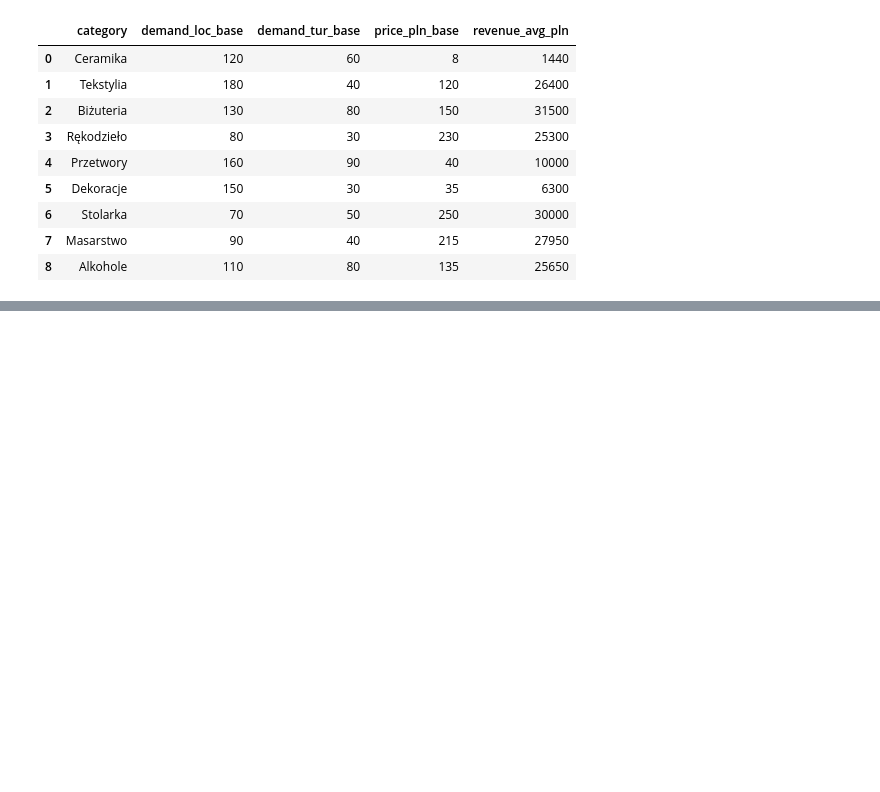
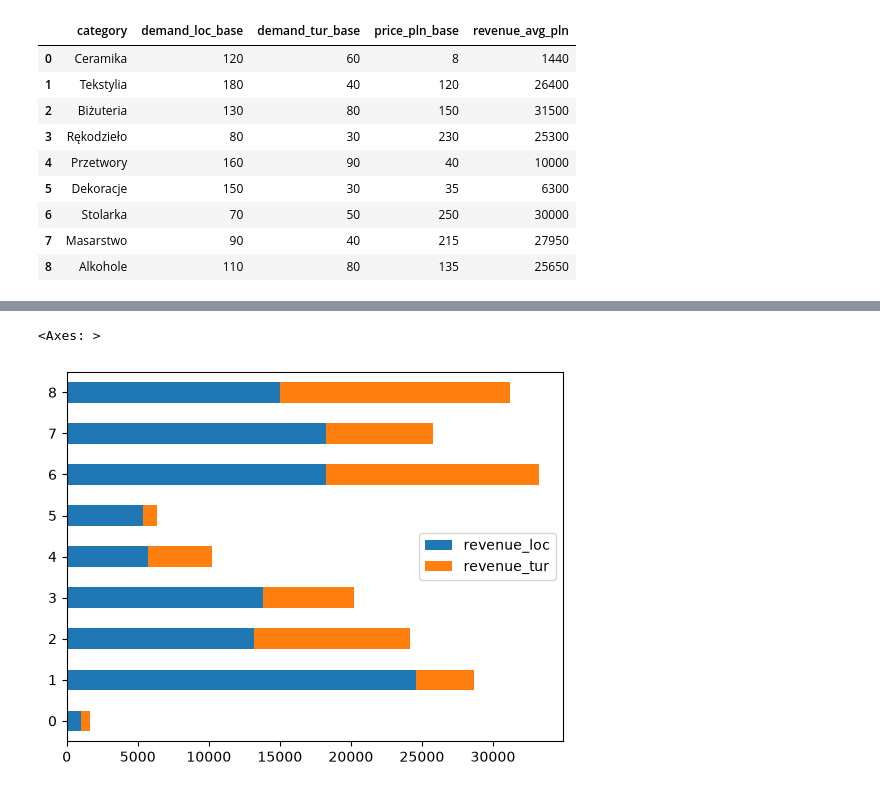
Before and after one commit to katwojuek/DataWizualizationISS1, a Jupyter notebook: 01-bar.ipynb, the cells around one changed output, grey strips where cells are left out. Cells and saved outputs as stored; diff of their text form; code cells hidden in the pictures; blank space fills up the shorter version.

```diff
--- a/01-bar.ipynb
+++ b/01-bar.ipynb
@@ -52,0 +118,5 @@ catalog
+# %%
+t1[["revenue_loc", "revenue_tur"]].plot.barh(stacked=True)
+# %% [output]
+<Axes: >
+[figure, added]
```
Also changed, not shown: parts of 20 cells of this notebook.
